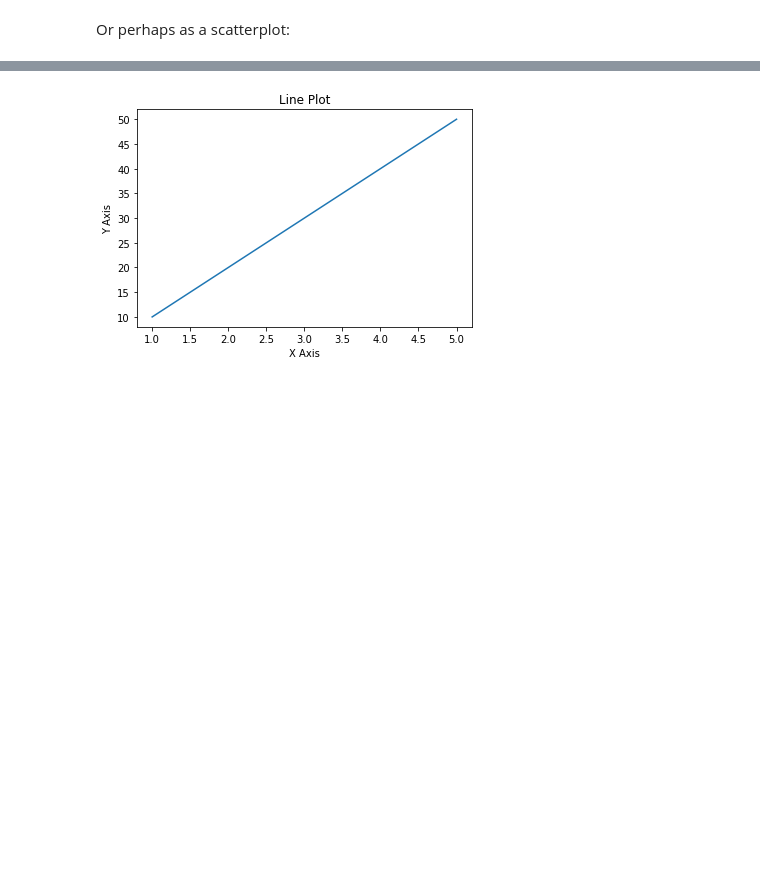
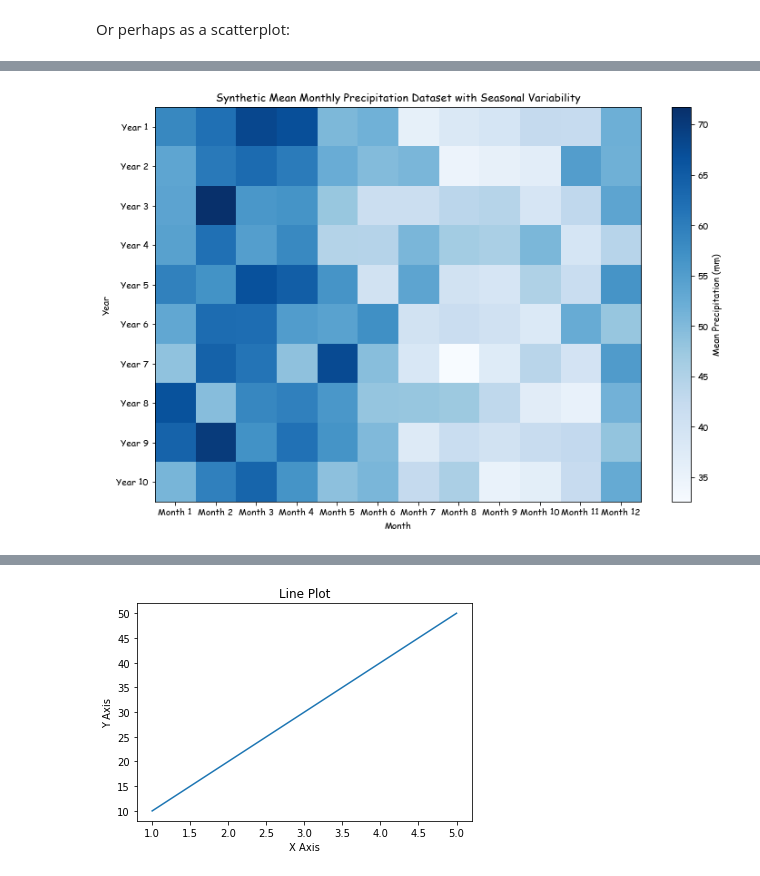
Before and after one commit to jifarquharson/data-visualisation-24, a Jupyter notebook: Datasaurus.ipynb, the cells around one changed output, grey strips where cells are left out. Cells and saved outputs as stored; diff of their text form; code cells hidden in the pictures; blank space fills up the shorter version.

```diff
--- a/Datasaurus.ipynb
+++ b/Datasaurus.ipynb
@@ -134,0 +612,23 @@ There are many different kinds of data, and the kind of data visualisation we em
+# %%
+# Define the number of years and months
+num_years = 10
+num_months = 12
+
+# Generate synthetic mean monthly precipitation data (mm) with seasonal variability
+months = np.arange(1, num_months + 1)
+mean_precipitation = 50 + 10 * np.sin(2 * np.pi * months / num_months) + np.random.normal(0, 5, size=(num_years, num_months))
+
+# Plot the synthetic data
+years = [f"Year {i+1}" for i in range(num_years)]
+
+plt.figure(figsize=(12, 8))
+plt.imshow(mean_precipitation, cmap='Blues', interpolation='nearest', aspect='auto')
+plt.colorbar(label='Mean Precipitation (mm)')
+plt.xticks(np.arange(num_months), [f"Month {i+1}" for i in range(num_months)])
+plt.yticks(np.arange(num_years), years)
+plt.title('Synthetic Mean Monthly Precipitation Dataset with Seasonal Variability')
+plt.xlabel('Month')
+plt.ylabel('Year')
+plt.show()
+# %% [output]
+[figure, added]
```
Also changed, not shown: parts of 85 cells of this notebook, 1 other file.
